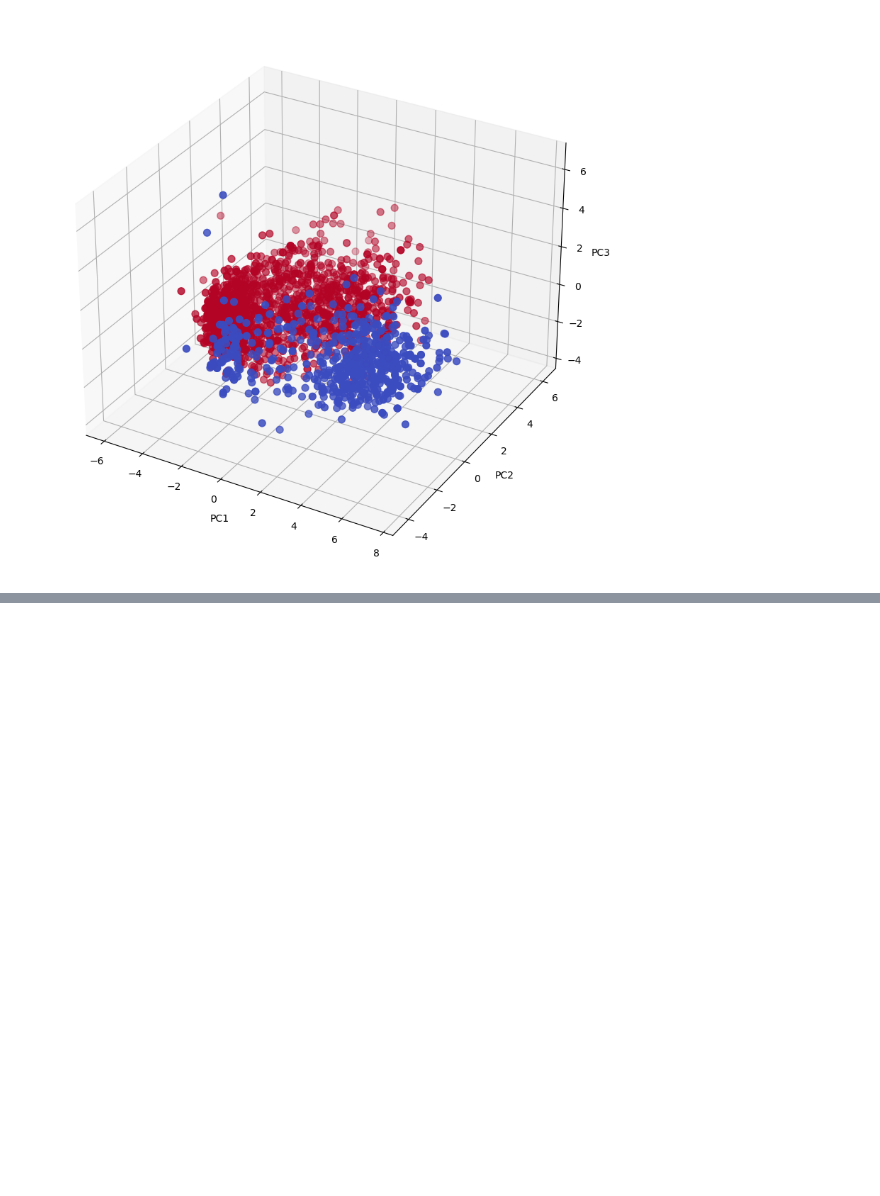
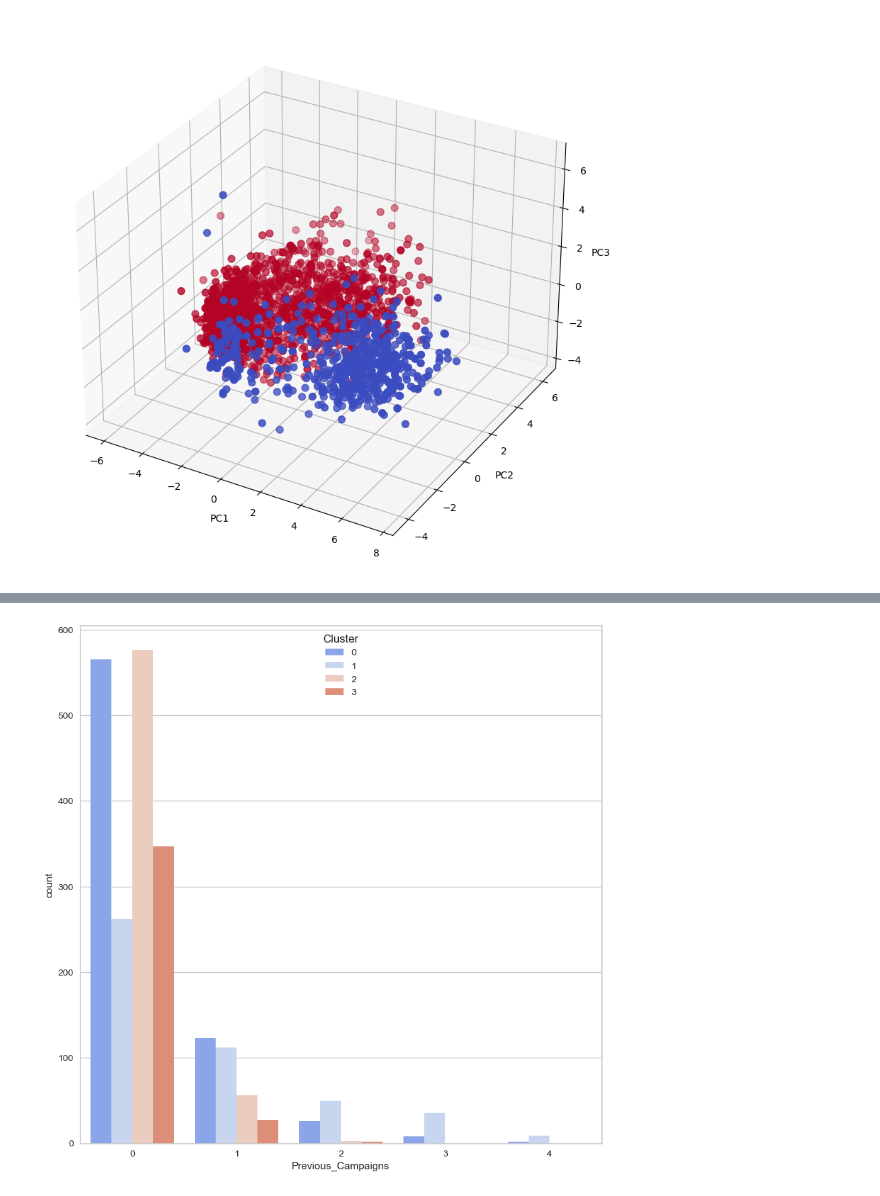
Before and after one commit to mynamescheff/customer_pref, a Jupyter notebook: personality_eda.ipynb, the cells around one changed output, grey strips where cells are left out. Drawn from its saved outputs; the diff is of its cells as text; code cells hidden in the pictures; blank space fills up the shorter version.

Commit message:
added some graphs, tried modelling - need to fix

```diff
--- a/personality_eda.ipynb
+++ b/personality_eda.ipynb
@@ -445,0 +446,12 @@ plt.show()
+# %%
+#create new column with previous campaign results
+df['Previous_Campaigns'] = df['AcceptedCmp1'] + df['AcceptedCmp2'] + df['AcceptedCmp3'] + df['AcceptedCmp4'] + df['AcceptedCmp5']
+#add Clusters column from df_copy to df
+df['Cluster'] = df_copy['Cluster']
+# %%
+#count plot of previous campaigns
+plt.figure(figsize=(10, 10))
+sns.countplot(x='Previous_Campaigns', data=df, hue=df['Cluster'], palette='coolwarm')
+plt.show()
+# %% [output]
+[figure, added]
```
Also changed, not shown: parts of 17 cells of this notebook.
